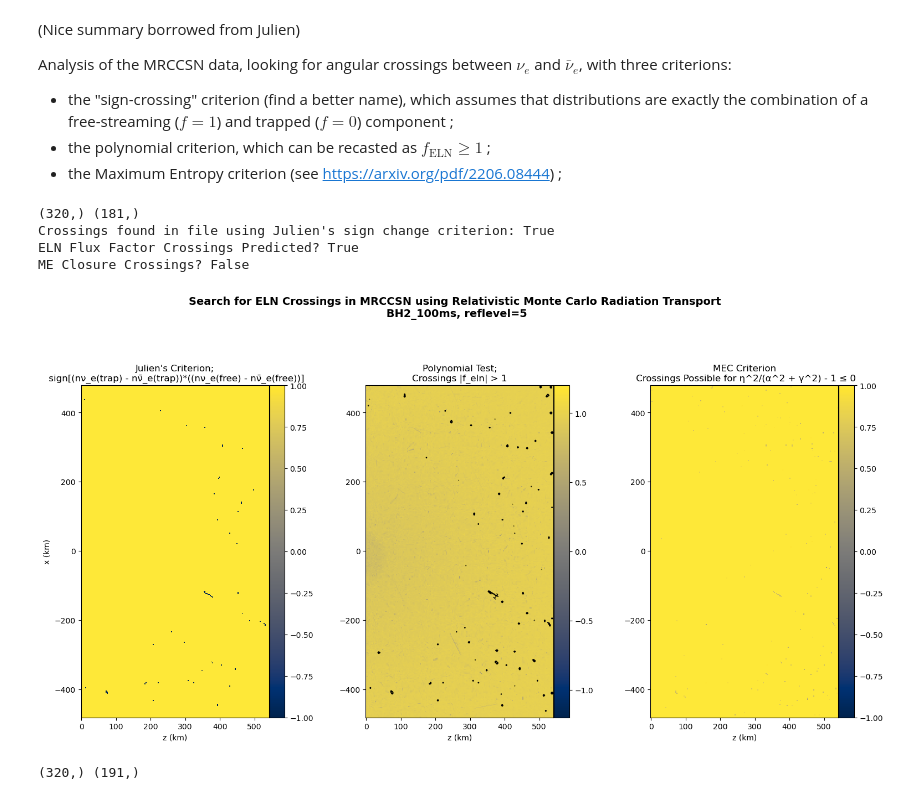
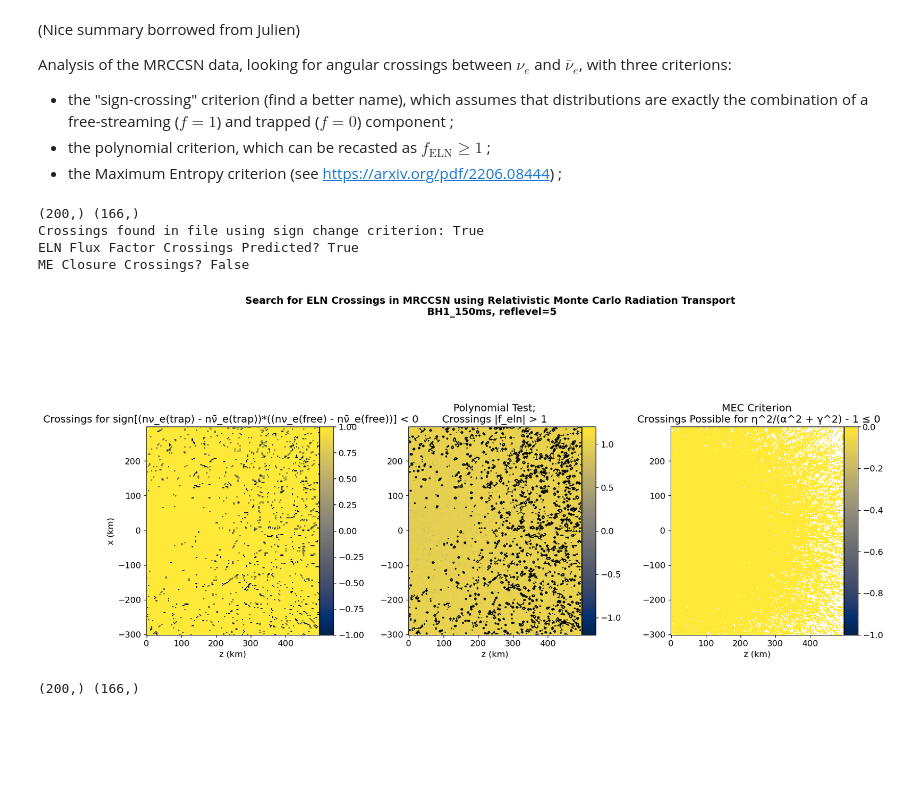
Before and after one commit to RichersGroup/SedonuGR, a Jupyter notebook: useful_scripts/mc_crossing_analysis.ipynb, the cells around one changed output. Saved outputs shown, nothing was run; the diff lists cells and outputs as text; code cells hidden in the pictures; blank space fills up the shorter version.

Commit message:
Most recent version of crossing anaylsis routine and diagnostic plots.

```diff
--- a/useful_scripts/mc_crossing_analysis.ipynb
+++ b/useful_scripts/mc_crossing_analysis.ipynb
@@ -17,7 +17,7 @@ Analysis of the MRCCSN data, looking for angular crossings between $\nu_e$ and $
 * the Maximum Entropy criterion (see https://arxiv.org/pdf/2206.08444) ;
 # %%
 # Initial file setup/config
-filename = "/lustre/isaac24/scratch/cellio18/projects/MRSN/sims/BH1/BH1_50ms/pw1/fluid_00001.h5"
+filename = "/lustre/isaac24/scratch/cellio18/projects/MRSN/sims/BH1/BH1_150ms/pw1/fluid_combined.h5"
 root_dirname=filename.split("pw1")[0]
 sim_dirname=filename.split("fluid")[0]
 sim_name = filename.split("/")[9]
@@ -144,14 +144,14 @@ class ELNCrossing_Sign(ELNCrossingCriterion):
             self.detect_crossing = True
         else:
             pass
-        return (f"Crossings found in file using Julien's sign change criterion: {self.detect_crossing}")
+        return (f"Crossings found in file using sign change criterion: {self.detect_crossing}")
 
     def plot(self, X, Z, ax=None, **kwargs):
         # Take optional figure argument and draw into it if given; if not, create new
         if ax is None:
             fig, ax = plt.subplots()
         mesh = ax.pcolormesh(X, Z, self.data, shading='auto', cmap=self.cmap_val, label='ELN Sign')
-        ax.set_title("Julien's Criterion;\n sign[(nν_e(trap) - nν̄_e(trap))*((nν_e(free) - nν̄_e(free))]")
+        ax.set_title("Crossings for sign[(nν_e(trap) - nν̄_e(trap))*((nν_e(free) - nν̄_e(free))] < 0 ")
         ax.set_ylabel("x (km)")
         ax.set_xlabel("z (km)")
         return mesh
@@ -257,7 +257,7 @@ class ELNCrossing_MEC(ELNCrossingCriterion):
         # Take optional figure argument and draw into it if given; if not, create new
         if ax is None:
             fig, ax = plt.subplots()
-        mesh = ax.pcolormesh(X, Z, self.get_crossingcriterion(), shading='auto', cmap=self.cmap_val, label='MEC', vmin=-1, vmax=1)
+        mesh = ax.pcolormesh(X, Z, self.get_crossingcriterion(), shading='auto', cmap=self.cmap_val, label='MEC', vmin=-1, vmax=0)
         ax.set_title("MEC Criterion\n Crossings Possible for η^2/(α^2 + γ^2) - 1 ≤ 0")
         ax.set_xlabel("z (km)")
         return mesh
@@ -287,11 +287,11 @@ def plot_setup(data, reflevel="5"):
     return X_km, Z_km
 # %%
 ## all criteria plotting ##
-def compare_ffi_plots(criteria, X, Z, cmap_val):
+def compare_ffi_plots(criteria, X, Z, cmap_val, refl):
 
     # fig, (ax1, ax2, ax3) = plt.subplots(nrows=3, ncols=1, figsize=(11,15), sharex=True)
     fig, (ax1, ax2, ax3) = plt.subplots(nrows=1, ncols=3, figsize=(18,9.5), sharex=True)
-    fig.suptitle(f"Search for ELN Crossings in MRCCSN using Relativistic Monte Carlo Radiation Transport\n {sim_name}, reflevel=5", fontsize=14, weight='bold')
+    fig.suptitle(f"Search for ELN Crossings in MRCCSN using Relativistic Monte Carlo Radiation Transport\n {sim_name}, reflevel={refl}", fontsize=14, weight='bold')
     plt.subplots_adjust(wspace=0.4)
 
     axes = [ax1, ax2, ax3]
@@ -321,35 +321,35 @@ data = extract_data(filename)
 # %%
 mec_keys = {'n_ve', 'n_va', 'f_ve', 'f_va', 'f_ve_mag', 'f_va_mag', 'ffac_ve', 'ffac_va'}
 mec_data = {k: data[k] for k in mec_keys}
 X_km, Z_km = plot_setup(data['eln_n'])
 
 criteria = [
     ELNCrossing_Sign(data["sign_eln_n"], cmap_val),
     ELNCrossing_Polynomial(data["eln_flux"], cmap_val),
     ELNCrossing_MEC(mec_data, cmap_val),
 ]
 
 predict_ffi(criteria)
 
 now = datetime.now()
 
 
 # Example usage for actually plotting the results of different tests.
-fig = compare_ffi_plots(criteria, Z_km, X_km, cmap_val=cmap_val)
+fig = compare_ffi_plots(criteria, Z_km, X_km, cmap_val=cmap_val, refl=5)
 plt.show()
 fig.savefig(f'{root_dirname}/plots/compare_ffi_{now.strftime("%m%d%y_%H%M")}.png')
 plt.close()
 # %% [output]
-(320,) (181,)
-Crossings found in file using Julien's sign change criterion: True
+(200,) (166,)
+Crossings found in file using sign change criterion: True
 ELN Flux Factor Crossings Predicted? True
 ME Closure Crossings? False
-[figure, old version]
+[figure, new version]
 # %%
 data = extract_data(filename)
-X_km, Z_km = plot_setup(data['eln_n'], reflevel='6')
+X_km, Z_km = plot_setup(data['eln_n'], reflevel='5')
 # %% [output]
-(320,) (191,)
+(200,) (166,)
 # %%
 # print(data["n_va"].shape)
 # i = data["n_va"].shape[0]//2
```
Also changed, not shown: parts of 1 cell of this notebook.
